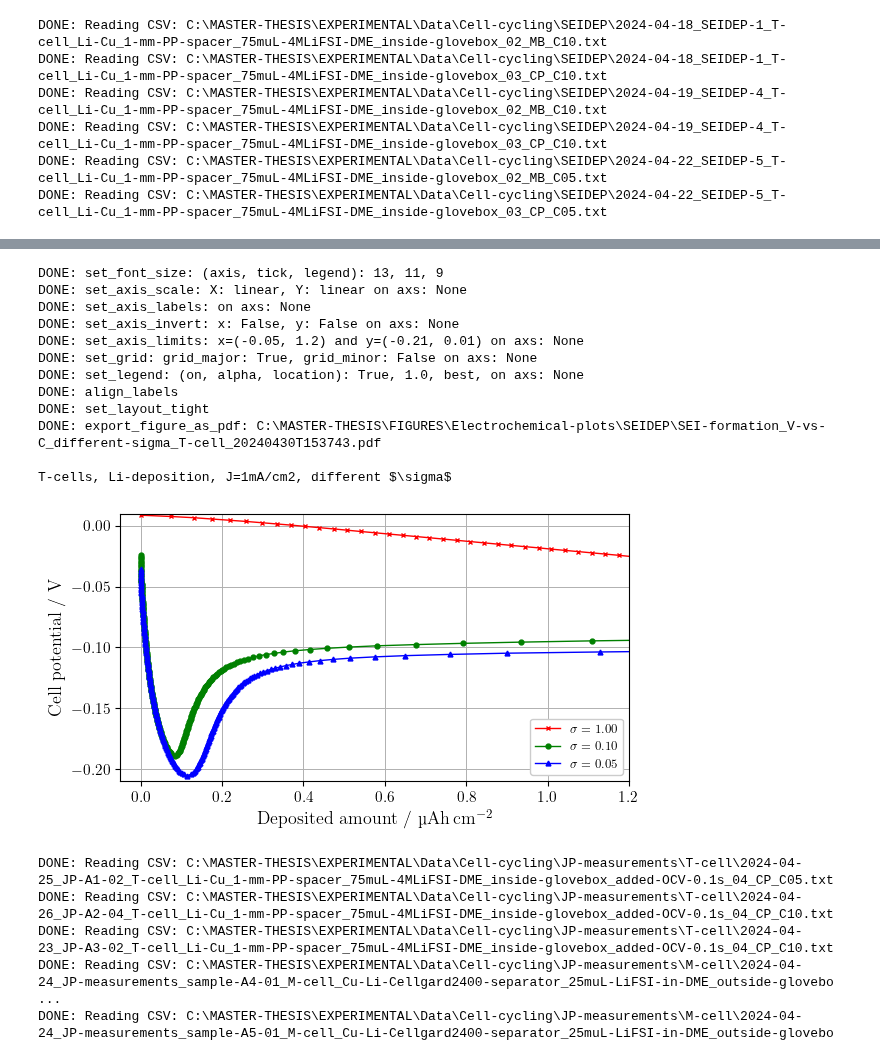
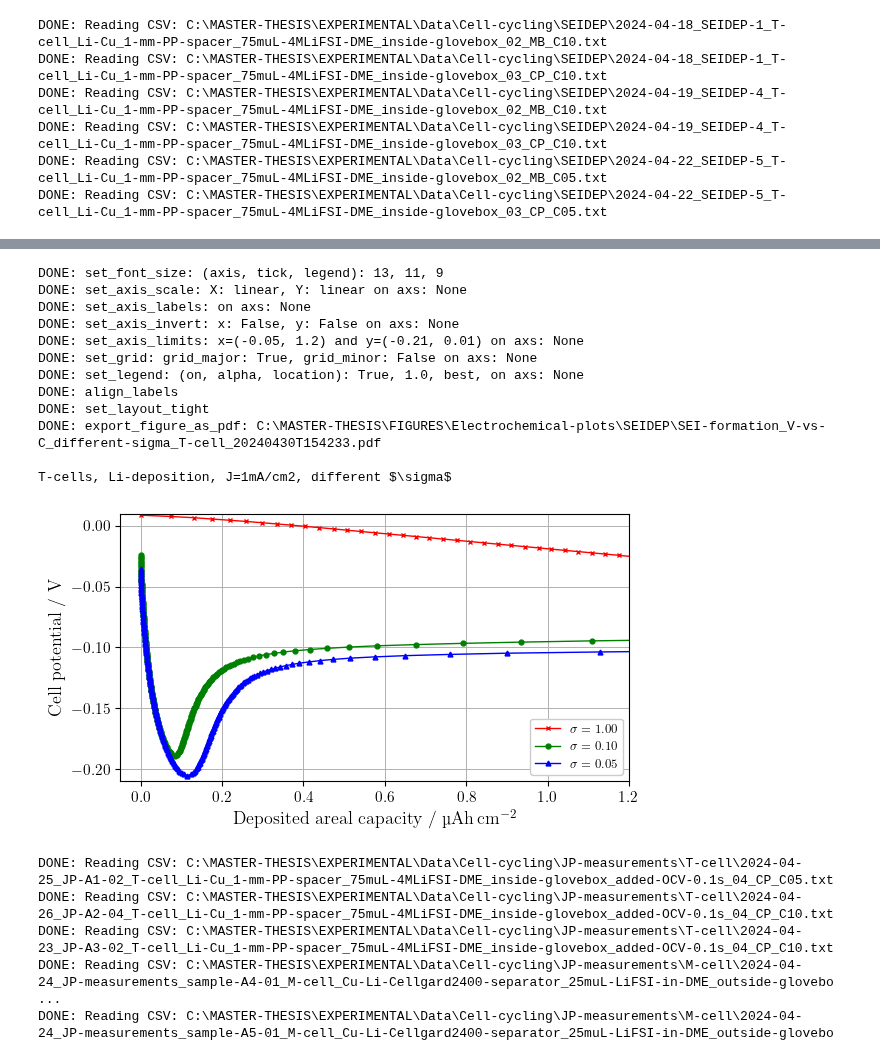
Before and after one commit to GottfridOlsson/MASTER-THESIS, a Jupyter notebook: EXPERIMENTAL/Python-scripts/Electrochemical-plots.ipynb, the cells around one changed output, grey strips where cells are left out. Drawn from its saved outputs; the diff is of its cells as text; code cells hidden in the pictures.

```diff
--- a/EXPERIMENTAL/Python-scripts/Electrochemical-plots.ipynb
+++ b/EXPERIMENTAL/Python-scripts/Electrochemical-plots.ipynb
@@ -205,36 +206,36 @@ fig, axs = plt.subplots(nrows=1, ncols=1, figsize=(fig_width_cm/2.54, fig_height
 axs.plot(SEIDEP_sigma_1_CP_deposited_amount,   SEIDEP_sigma_1_CP[1],   linewidth=1, linestyle='-', color='r', marker='x', markersize='3.5', label='$\\sigma=1.00$')
 axs.plot(SEIDEP_sigma_01_CP_deposited_amount,  SEIDEP_sigma_01_CP[1],  linewidth=1, linestyle='-', color='g', marker='o', markersize='3.5', label='$\\sigma=0.10$')
 axs.plot(SEIDEP_sigma_005_CP_deposited_amount, SEIDEP_sigma_005_CP[1], linewidth=1, linestyle='-', color='b', marker='^', markersize='3.5', label='$\\sigma=0.05$')
 
 # Settings for each axis (axs)
 f.set_font_size(axis=font_size_axis, tick=font_size_tick, legend=font_size_legend)
 f.set_axis_scale(   axs, xScale_string='linear', yScale_string='linear')
-f.set_axis_labels(  axs, x_label='Deposited amount / \\textmu Ah\\,cm$^{-2}$', y_label='Cell potential / V')
+f.set_axis_labels(  axs, x_label='Deposited areal capacity / \\textmu Ah\\,cm$^{-2}$', y_label='Cell potential / V')
 f.set_axis_invert(  axs, x_invert=False, y_invert=False)
 f.set_axis_limits(  axs, xmin=-0.05, xmax=1.2, ymin=-0.21, ymax=0.01)
 f.set_grid(         axs, grid_major_on=grid_major, grid_major_linewidth=0.7, grid_minor_on=grid_minor, grid_minor_linewidth=0.3) # set_grid must be after set_axis_scale for some reason (at least with 'log')
 f.set_legend(       axs, legend_on=legend_on, alpha=1.0, location='best')
 f.align_labels(fig)
 f.set_layout_tight(fig)
 
 PDF_path_SEIDEP_V_vs_C_different_sigma = electrochemical_figures_export_root_path + 'SEIDEP\\SEI-formation_V-vs-C_different-sigma_T-cell_' + get_current_date_and_time_as_ISO8601_string() + '.pdf'
 #f.export_figure_as_pdf(PDF_path_SEIDEP_V_vs_C_different_sigma)
 print('\nT-cells, Li-deposition, J=1mA/cm2, different $\\sigma$')
 plt.show()
 # %% [output]
 DONE: set_font_size: (axis, tick, legend): 13, 11, 9
 DONE: set_axis_scale: X: linear, Y: linear on axs: None
 DONE: set_axis_labels: on axs: None
 DONE: set_axis_invert: x: False, y: False on axs: None
 DONE: set_axis_limits: x=(-0.05, 1.2) and y=(-0.21, 0.01) on axs: None
 DONE: set_grid: grid_major: True, grid_minor: False on axs: None
 DONE: set_legend: (on, alpha, location): True, 1.0, best, on axs: None
 DONE: align_labels
 DONE: set_layout_tight
-DONE: export_figure_as_pdf: C:\MASTER-THESIS\FIGURES\Electrochemical-plots\SEIDEP\SEI-formation_V-vs-C_different-sigma_T-cell_20240430T153743.pdf
+DONE: export_figure_as_pdf: C:\MASTER-THESIS\FIGURES\Electrochemical-plots\SEIDEP\SEI-formation_V-vs-C_different-sigma_T-cell_20240430T154233.pdf
 
 T-cells, Li-deposition, J=1mA/cm2, different $\sigma$
-[figure, old version]
+[figure, new version]
 # %%
 # Paths for data JP-measurements #
 
```
Also changed, not shown: parts of 5 cells of this notebook.
